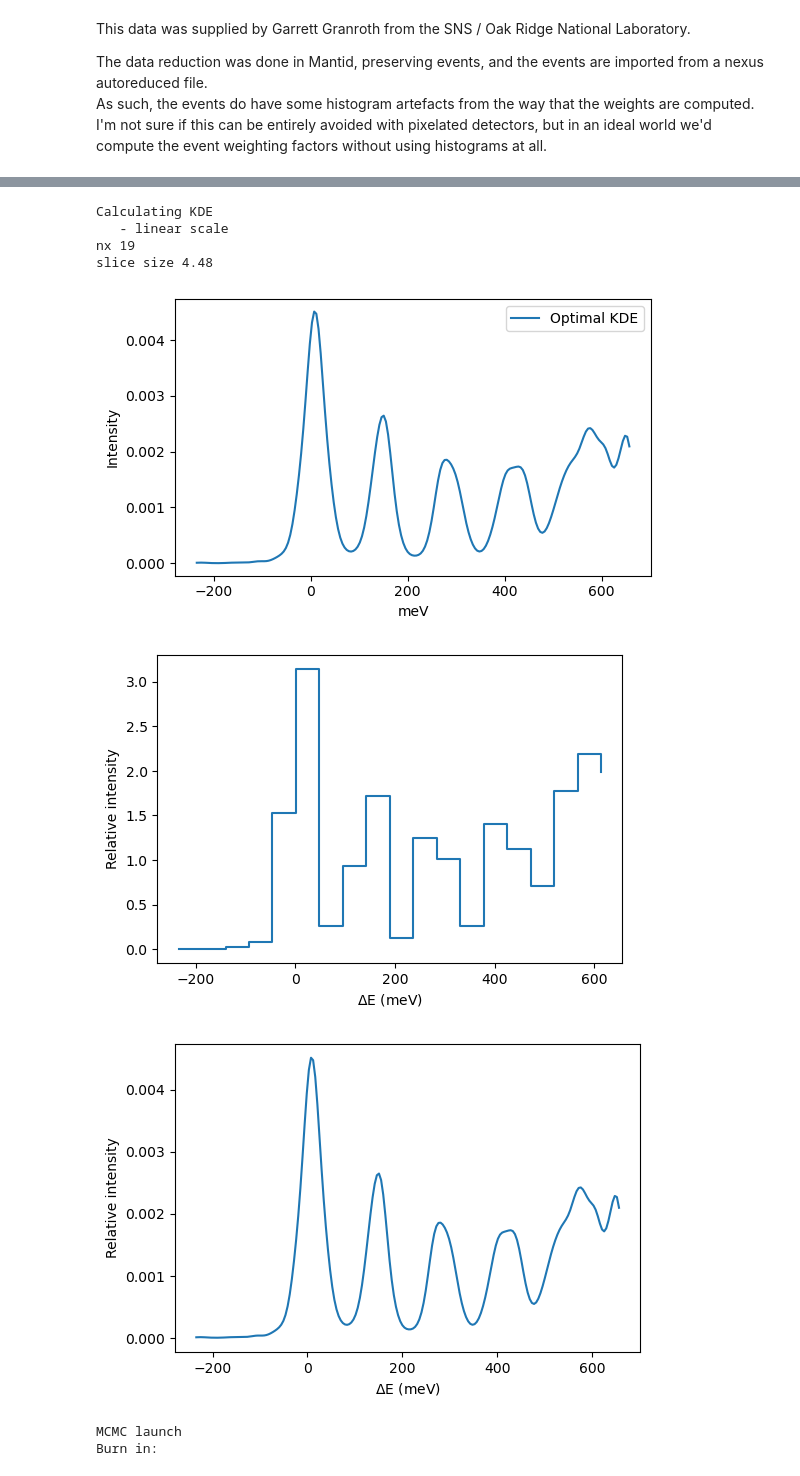
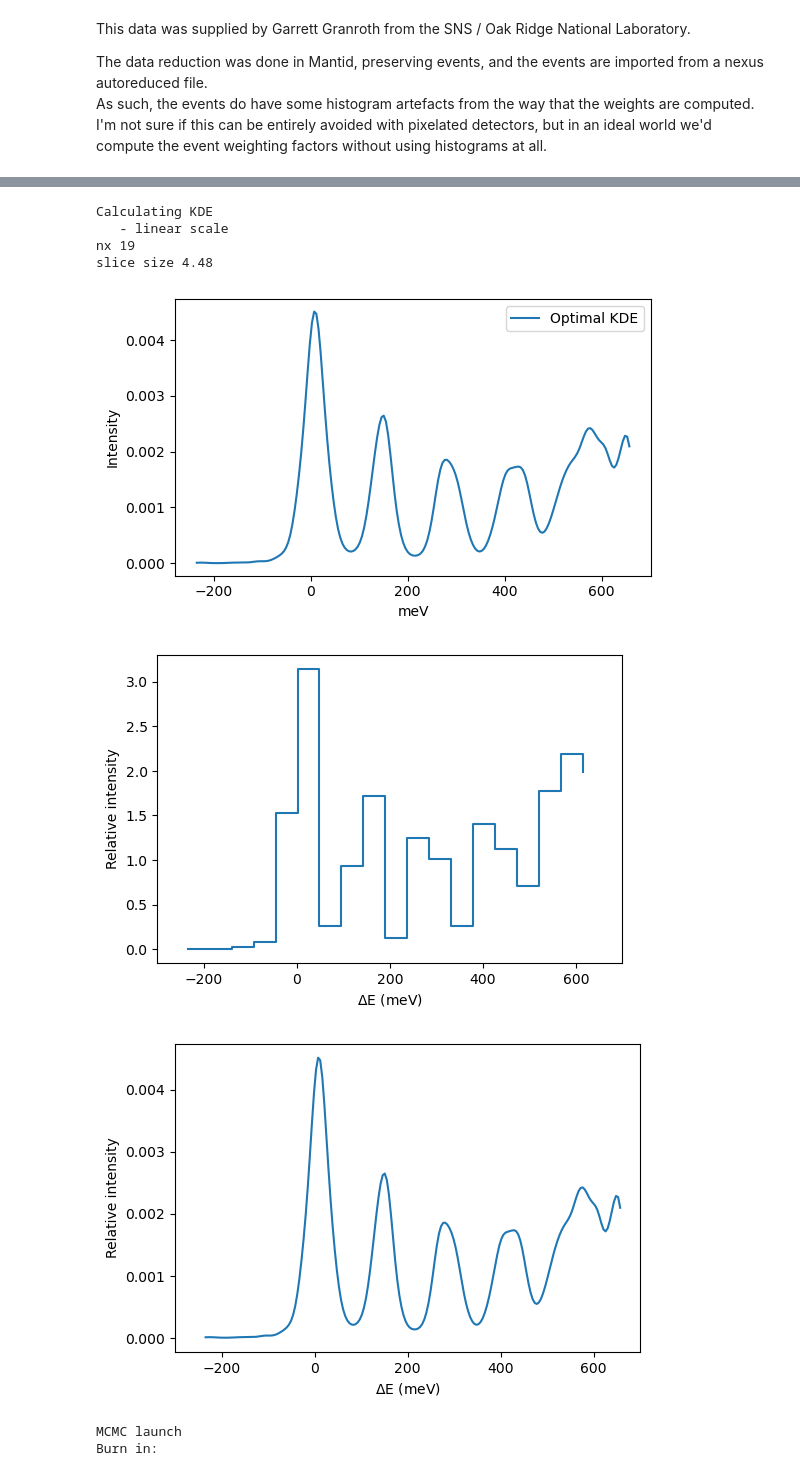
Before and after one commit to localoptimum/emtk, a Jupyter notebook: ARCStest.ipynb, the cells around one changed output, grey strips where cells are left out. Cells and saved outputs as stored; diff of their text form; code cells hidden in the pictures.

```diff
--- a/ARCStest.ipynb
+++ b/ARCStest.ipynb
@@ -321,35 +326,37 @@ hy=hst[0]
 # wipe over zero value artefacts
 zind = np.where(hy==0.0)
 for i in range(0, hx.size):
     if i > 0 and np.isin(i, zind):
         hy[i] = hy[i-1]
 hx = hx[:-1]
 fig,ax=plt.subplots()
 ax.step(hx, hy, where='post')
 plt.xlabel('$\Delta$E (meV)')
 plt.ylabel('Relative intensity')
 fig.set_size_inches(6,4)
+plt.xlim(-300,700)
 plt.savefig('arcsFigs/arcs_data_subsampled_histo.png', dpi=600, bbox_inches='tight')
 plt.show()
 
 fig,ax=plt.subplots()
 plt.plot(cpo.kdex, cpo.kdey)
 plt.xlabel('$\Delta$E (meV)')
 plt.ylabel('Relative intensity')
 fig.set_size_inches(6,4)
+plt.xlim(-300,700)
 plt.savefig('arcsFigs/arcs_data_subsampled_kde.png', dpi=600, bbox_inches='tight')
 plt.show()
 # %% [output]
 Subsampling in order.
 Data size is 5000
 [figure]
 Calculating KDE
    - linear scale
 nx 19
 slice size 4.48
 [figure]
-[figure, old version]
+[figure, new version]
-[figure, old version]
+[figure, new version]
 # %%
 # Build MCMC Models with API
 
```
Also changed, not shown: parts of 7 cells of this notebook.
